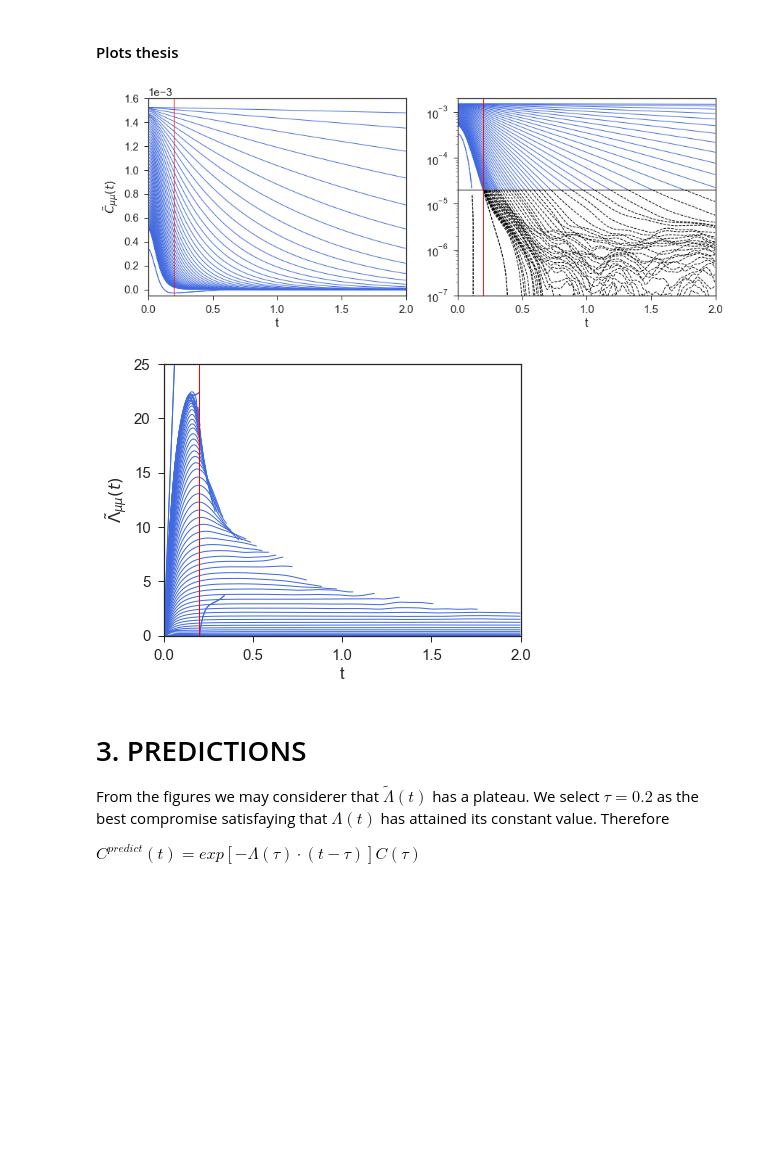
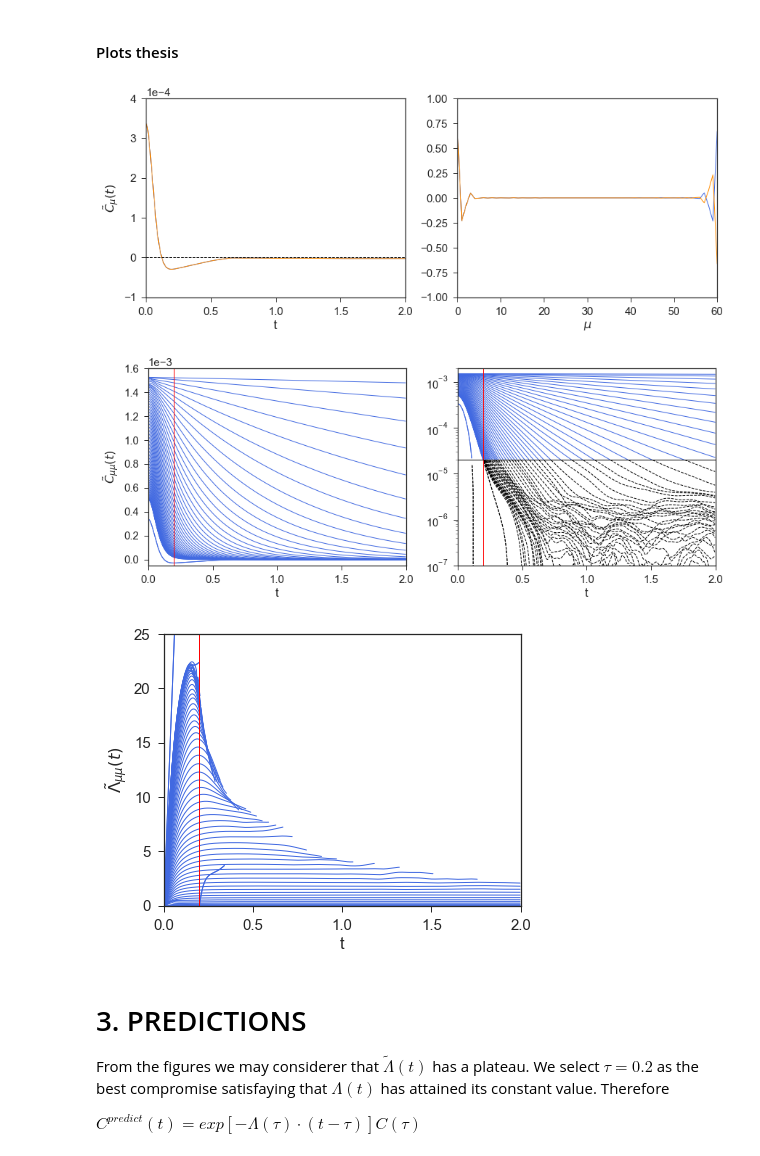
Before and after one commit to DiegoDZ/Thesis, a Jupyter notebook: notebooks/66nodes/WALLS/NanoHydro-WALLS-66nodes.ipynb, the cells around one changed output. Cells and saved outputs as stored; diff of their text form; code cells hidden in the pictures; blank space fills up the shorter version.

```diff
--- a/notebooks/66nodes/WALLS/NanoHydro-WALLS-66nodes.ipynb
+++ b/notebooks/66nodes/WALLS/NanoHydro-WALLS-66nodes.ipynb
@@ -388,28 +388,28 @@ plt.figure(1, figsize=(15,7))
 
 plt.subplot(221)
 for i in np.arange(57, nNodes-2, 1):
-    plt.plot(vt[:,i,step(0.5)], label=str(i+1))
+    plt.plot(vt[:,i,step(tau)], label=str(i))
 plt.title('Eigenvectors 57 and 58',fontsize=18)
 plt.legend(loc='upper right',fontsize=18)
 
 plt.subplot(222)
 for i in np.arange(59, nNodes, 1):
-    plt.plot(vt[:,i,step(0.5)], label=str(i+1))
-plt.title('Eigenvectors 60 y 61',fontsize=18)
+    plt.plot(vt[:,i,step(tau)], label=str(i))
+plt.title('Eigenvectors 59 y 60',fontsize=18)
 plt.legend(loc='upper right',fontsize=18)
 
 plt.subplot(223)
 for i in np.arange(57, nNodes-2,1):
-    plt.plot(x, wt[:,i], label=str(i+1))
-plt.title('Eigenvalues 58 and 59',fontsize=18)
+    plt.plot(x, wt[:,i], label=str(i))
+plt.title('Eigenvalues 57 and 58',fontsize=18)
 plt.axvline(x=0.12, color='k', linestyle='--', label='t=0.12')
 plt.axhline(y=0, color='k', linestyle='--', label='y=0')
 plt.legend(loc='upper right',fontsize=18)
 
 plt.subplot(224)
 for i in np.arange(59, nNodes,1):
-    plt.plot(x, wt[:,i], label=str(i+1))
-plt.title('Eigenvalues 60 and 61',fontsize=18)
+    plt.plot(x, wt[:,i], label=str(i))
+plt.title('Eigenvalues 59 and 60',fontsize=18)
 plt.axvline(x=0.12, color='k', linestyle='--', label='t=0.12')
 plt.axhline(y=0, color='k', linestyle='--', label='y=0')
 plt.legend(loc='upper right',fontsize=18)
@@ -521,35 +521,27 @@ x = np.arange(0, nSteps * dt, dt)
 fig = plt.figure()
 fig.set_size_inches(size2Fig)
 plt.subplot(121)
-plt.plot(x, wt[:,58])
-plt.plot(x, wt[:,59])
+plt.plot(x,wt[:,59])
+plt.plot(x,wt[:,60])
 plt.axhline(y=0, color = 'black', linestyle='dashed')
 plt.xlim(0,2)
 plt.ylim(-1e-4,4e-4)
-plt.xlabel(r'$\mu$')
+plt.xlabel('t')
 plt.ylabel(r'$\tilde{C}_{\mu}(t)$')
 plt.ticklabel_format(style='sci', axis='y', scilimits=(0,0))
 plt.ticklabel_format(style='plain', axis='x')
 plt.subplot(122)
 
-
+plt.plot(vt[:,59,step(tau)])
+plt.plot(vt[:,60,step(tau)])
 plt.xlim(0,60)
 plt.ylim(-1,1)
-plt.xlabel('t')
+plt.xlabel(r'$\mu$')
 #plt.ylabel(r'$\tilde{C}_{\mu\nu}(t)$')
 #plt.ticklabel_format(style='sci', axis='y', scilimits=(0,0))
 #plt.ticklabel_format(style='plain', axis='x')
-#plt.savefig('../../../figures/CtRec-WALLS-66nodes-exp.pdf',dpi=1000, bbox_inches='tight')
+#plt.savefig('../../../figures/EigenvaluesVectors-WALLS-66nodes.pdf',dpi=1000, bbox_inches='tight')
 plt.show()
-
-
-
-
-
-
-
-
-
 
 
 x = np.arange(0, nSteps * dt, dt)
@@ -571,35 +563,36 @@ for i in range(nNodes):
     plt.semilogy(x[CtRec[i,i,:]>cutOffValue], CtRec[i,i,:][CtRec[i,i,:]>cutOffValue], color='royalblue')
 plt.axvline(x=tau, color = 'red')
 plt.axhline(y=cutOffValue, color = 'black')
 plt.xlim(0,2)
 plt.ylim(1e-7,2e-3)
 plt.xlabel('t')
 #plt.ylabel(r'$\tilde{C}_{\mu\nu}(t)$')
 #plt.ticklabel_format(style='sci', axis='y', scilimits=(0,0))
 #plt.ticklabel_format(style='plain', axis='x')
 #plt.savefig('../../../figures/CtRec-WALLS-66nodes-exp.pdf',dpi=1000, bbox_inches='tight')
 plt.show()
 
 
 fig = plt.figure()
 fig.set_size_inches(size1Fig)
 
 for i in range(nNodes):
     plt.plot(x, LambdatRecChop[i,i,:], color='royalblue')
 plt.axvline(x=0.2, color = 'red')
 #plt.axhline(y=cutOffValue, color = 'black')
 plt.xlim(0,2)
 plt.ylim(0,25)
 plt.xlabel('t')
 plt.ylabel(r'$\tilde{\Lambda}_{\mu\mu}(t)$')
 #plt.ticklabel_format(style='sci', axis='y', scilimits=(0,0))
 #plt.ticklabel_format(style='plain', axis='x')
 
 #plt.savefig('../../../figures/LambdatRec-WALLS-66nodes.pdf',dpi=1000, bbox_inches='tight')
 plt.show()
 # %% [output]
-[figure, old version]
+[figure, new version]
-[figure, old version]
+[figure, new version]
+[figure, added]
 # %% [markdown]
 # 3. PREDICTIONS
 
```
Also changed, not shown: parts of 1 cell of this notebook, 12 other files.
